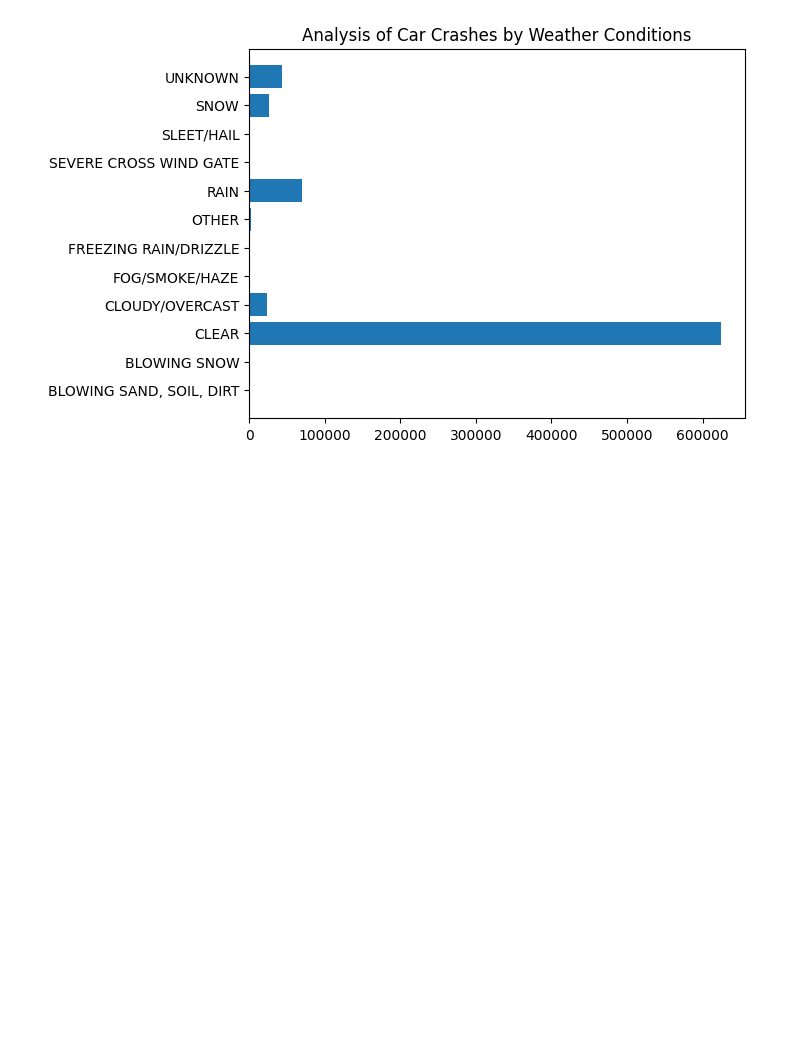
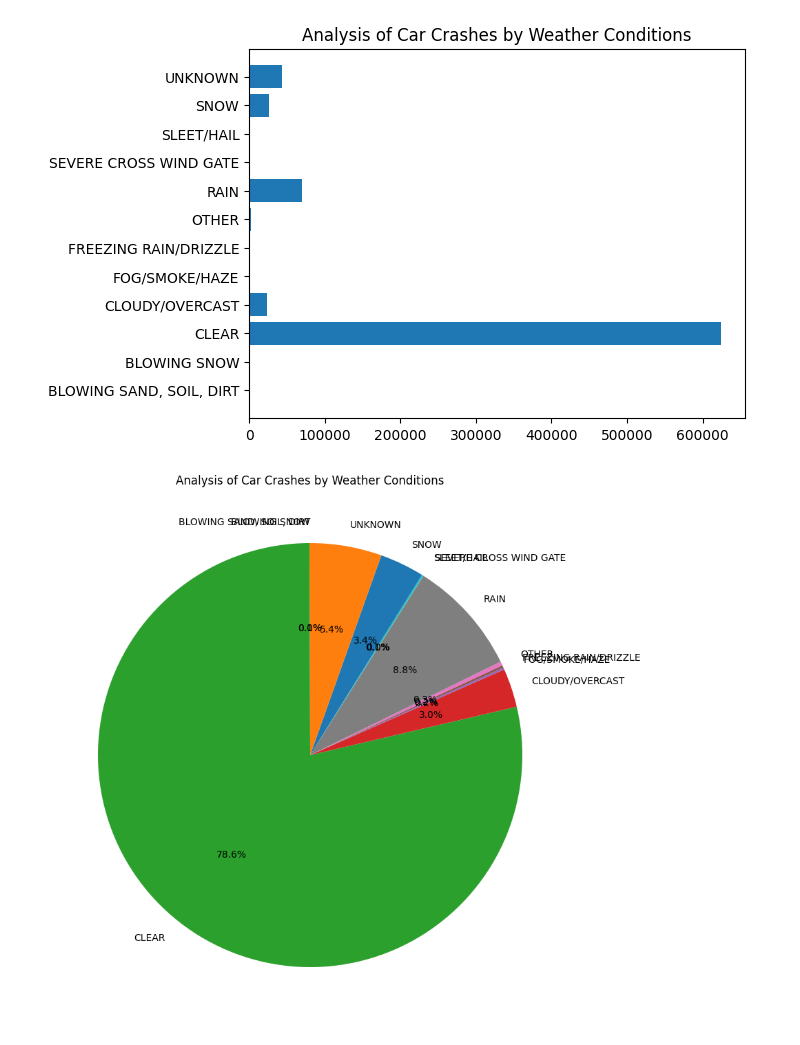
Before and after one commit to Gvelecico/chicago-traffic-crash-analysis, a Jupyter notebook: Chicago_Traffic_Crashes_Chicago_Police_Dataset.ipynb, the cells around one changed output. Saved outputs shown, nothing was run; the diff lists cells and outputs as text; code cells hidden in the pictures; blank space fills up the shorter version.

```diff
--- a/Chicago_Traffic_Crashes_Chicago_Police_Dataset.ipynb
+++ b/Chicago_Traffic_Crashes_Chicago_Police_Dataset.ipynb
@@ -92,3 +119,10 @@ plt.title('Analysis of Car Crashes by Weather Conditions')
 plt.show()
 # %% [output]
 [figure]
+# %%
+plt.figure(figsize=(10, 10))
+plt.pie(weather_df['YEAR'] , labels=weather_df["WEATHER_CONDITION"], autopct='%1.1f%%', startangle=90)
+plt.title('Analysis of Car Crashes by Weather Conditions')
+plt.show()
+# %% [output]
+[figure, added]
```
Also changed, not shown: parts of 14 cells of this notebook.
